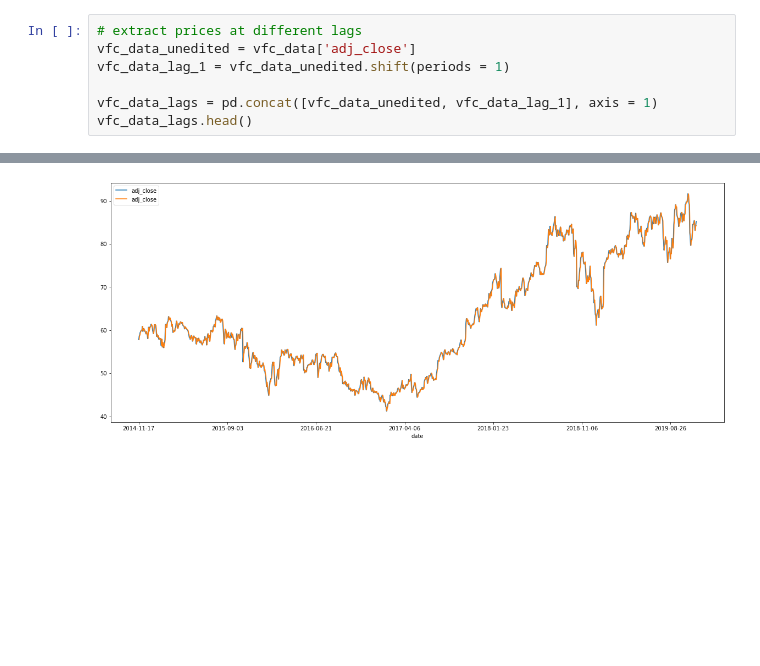
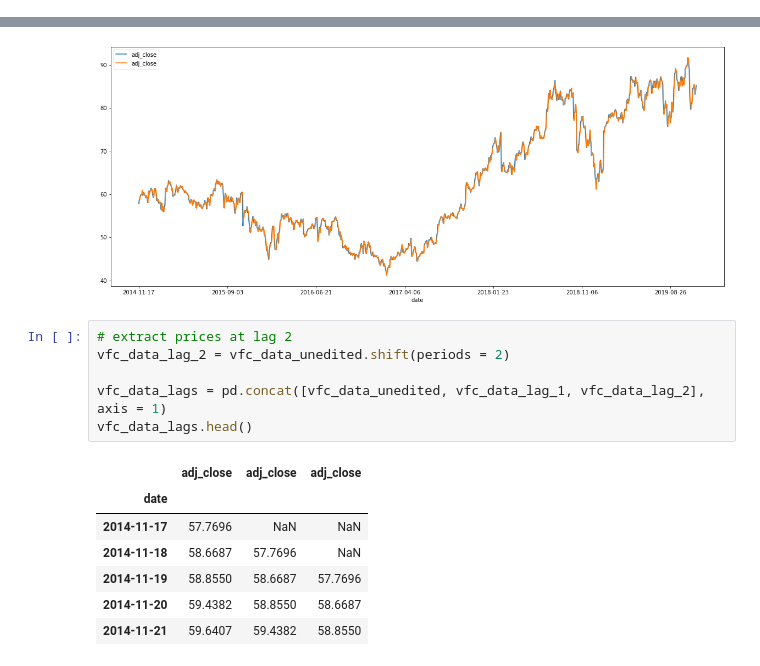
Before and after one commit to amitrani6/time-series-examples, a Jupyter notebook: Time_Series_Models_Examples.ipynb, the cells around one changed output, grey strips where cells are left out. Saved outputs shown, nothing was run; the diff lists cells and outputs as text; blank space fills up the shorter version.

Commit message:
Repaired dataframe

```diff
--- a/Time_Series_Models_Examples.ipynb
+++ b/Time_Series_Models_Examples.ipynb
@@ -303,10 +303,3 @@ vfc_data.tail()
 | 2019-11-13 | 2102900 | 86.02 | 83.91 | 84.1235 | 85.76 | 84.79 |
 | 2019-11-14 | 1694800 | 86.71 | 85.42 | 84.2019 | 85.84 | 85.62 |
 | 2019-11-15 | 1557600 | 87.01 | 85.77 | 85.2221 | 86.88 | 86.39 |
-# %%
-# extract prices at different lags
-vfc_data_unedited = vfc_data['adj_close']
-vfc_data_lag_1 = vfc_data_unedited.shift(periods = 1)
-
-vfc_data_lags = pd.concat([vfc_data_unedited, vfc_data_lag_1], axis = 1)
-vfc_data_lags.head()
@@ -330,3 +330,17 @@ vfc_data_lags.plot(figsize = (20, 8))
 # %% [output]
 <matplotlib.axes._subplots.AxesSubplot at 0x...>
 [figure]
+# %%
+# extract prices at lag 2
+vfc_data_lag_2 = vfc_data_unedited.shift(periods = 2)
+
+vfc_data_lags = pd.concat([vfc_data_unedited, vfc_data_lag_1, vfc_data_lag_2], axis = 1)
+vfc_data_lags.head()
+# %% [output]
+|  | adj_close | adj_close | adj_close |
+| date |  |  |  |
+| 2014-11-17 | 57.7696 | NaN | NaN |
+| 2014-11-18 | 58.6687 | 57.7696 | NaN |
+| 2014-11-19 | 58.8550 | 58.6687 | 57.7696 |
+| 2014-11-20 | 59.4382 | 58.8550 | 58.6687 |
+| 2014-11-21 | 59.6407 | 59.4382 | 58.8550 |
```
Also changed, not shown: parts of 3 cells of this notebook.
